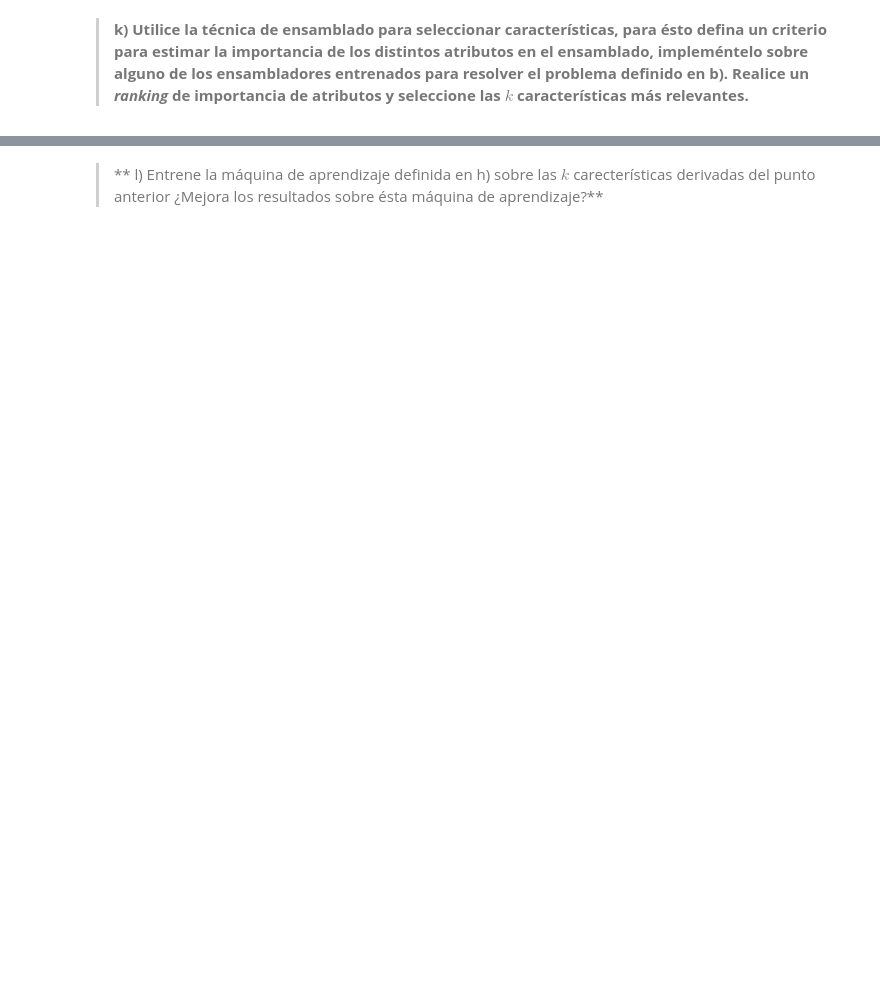
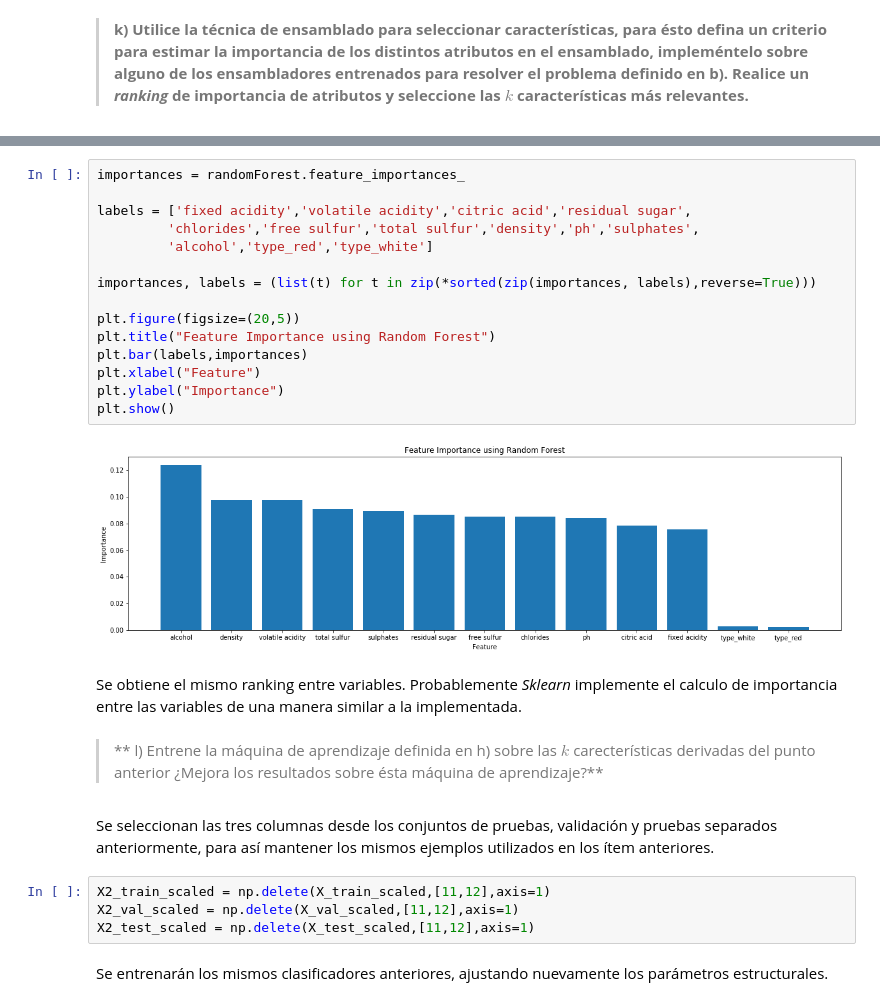
Before and after one commit to Umauro/Taller3-Machine-Learning, a Jupyter notebook: Pregunta 1.ipynb, the cells around one changed output, grey strips where cells are left out. Cells and saved outputs as stored; diff of their text form; blank space fills up the shorter version.

```diff
--- a/Pregunta 1.ipynb
+++ b/Pregunta 1.ipynb
@@ -1040,2 +1164,29 @@ Con respecto a los otros métodos utilizados para resolver el problema, estos va
+# %%
+importances = randomForest.feature_importances_
+
+labels = ['fixed acidity','volatile acidity','citric acid','residual sugar',
+         'chlorides','free sulfur','total sulfur','density','ph','sulphates',
+         'alcohol','type_red','type_white']
+
+importances, labels = (list(t) for t in zip(*sorted(zip(importances, labels),reverse=True)))
+
+plt.figure(figsize=(20,5))
+plt.title("Feature Importance using Random Forest")
+plt.bar(labels,importances)
+plt.xlabel("Feature")
+plt.ylabel("Importance")
+plt.show()
+# %% [output]
+[figure, added]
+# %% [markdown]
+Se obtiene el mismo ranking entre variables. Probablemente _Sklearn_ implemente el calculo de importancia entre las variables de una manera similar a la implementada.
 # %% [markdown]
 >** l) Entrene la máquina de aprendizaje definida en h) sobre las $k$ carecterísticas derivadas del punto anterior ¿Mejora los resultados sobre ésta máquina de aprendizaje?**
+# %% [markdown]
+Se seleccionan las tres columnas desde los conjuntos de pruebas, validación y pruebas separados anteriormente, para así mantener los mismos ejemplos utilizados en los ítem anteriores.
+# %%
+X2_train_scaled = np.delete(X_train_scaled,[11,12],axis=1)
+X2_val_scaled = np.delete(X_val_scaled,[11,12],axis=1)
+X2_test_scaled = np.delete(X_test_scaled,[11,12],axis=1)
+# %% [markdown]
+Se entrenarán los mismos clasificadores anteriores, ajustando nuevamente los parámetros estructurales.
```
Also changed, not shown: parts of 35 cells of this notebook.
